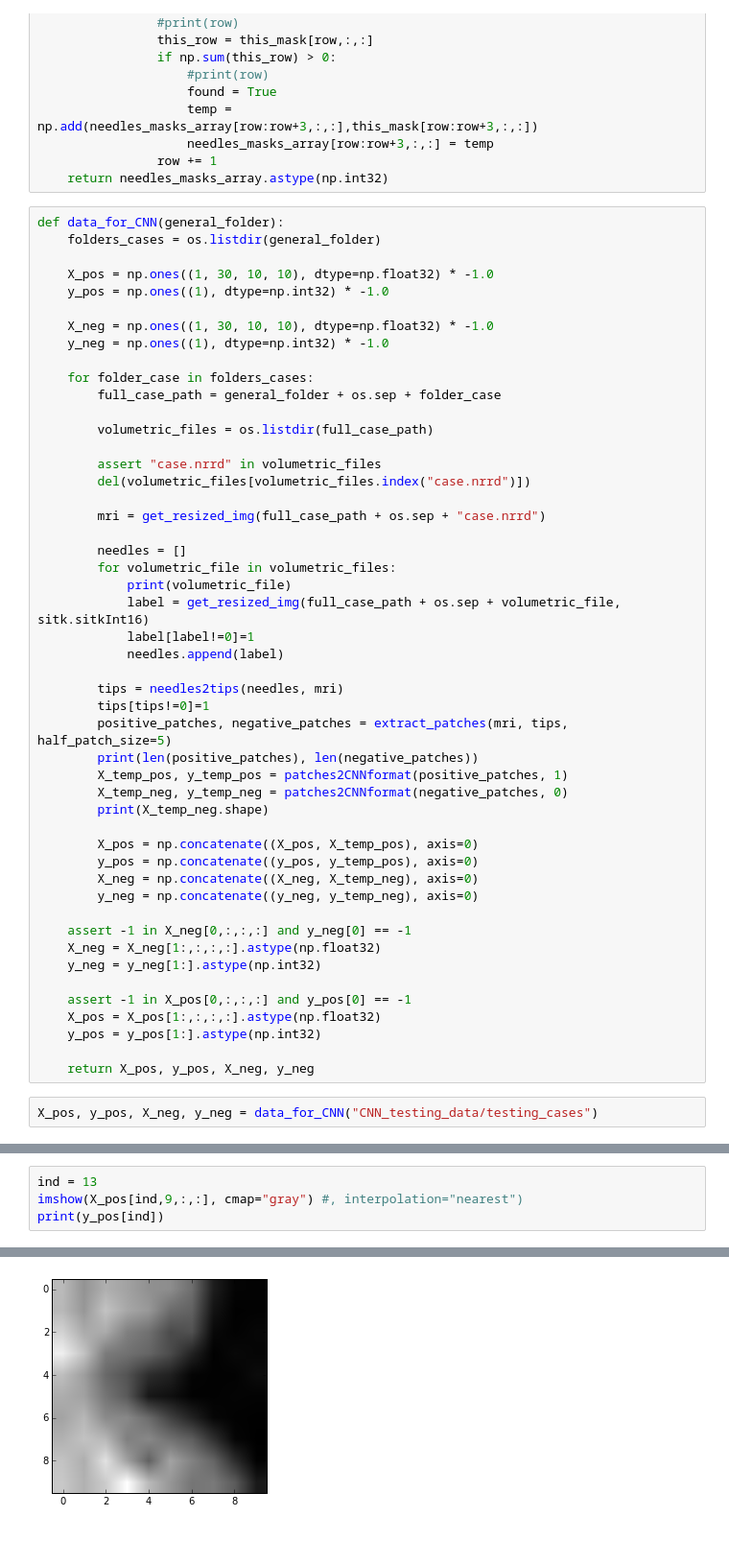
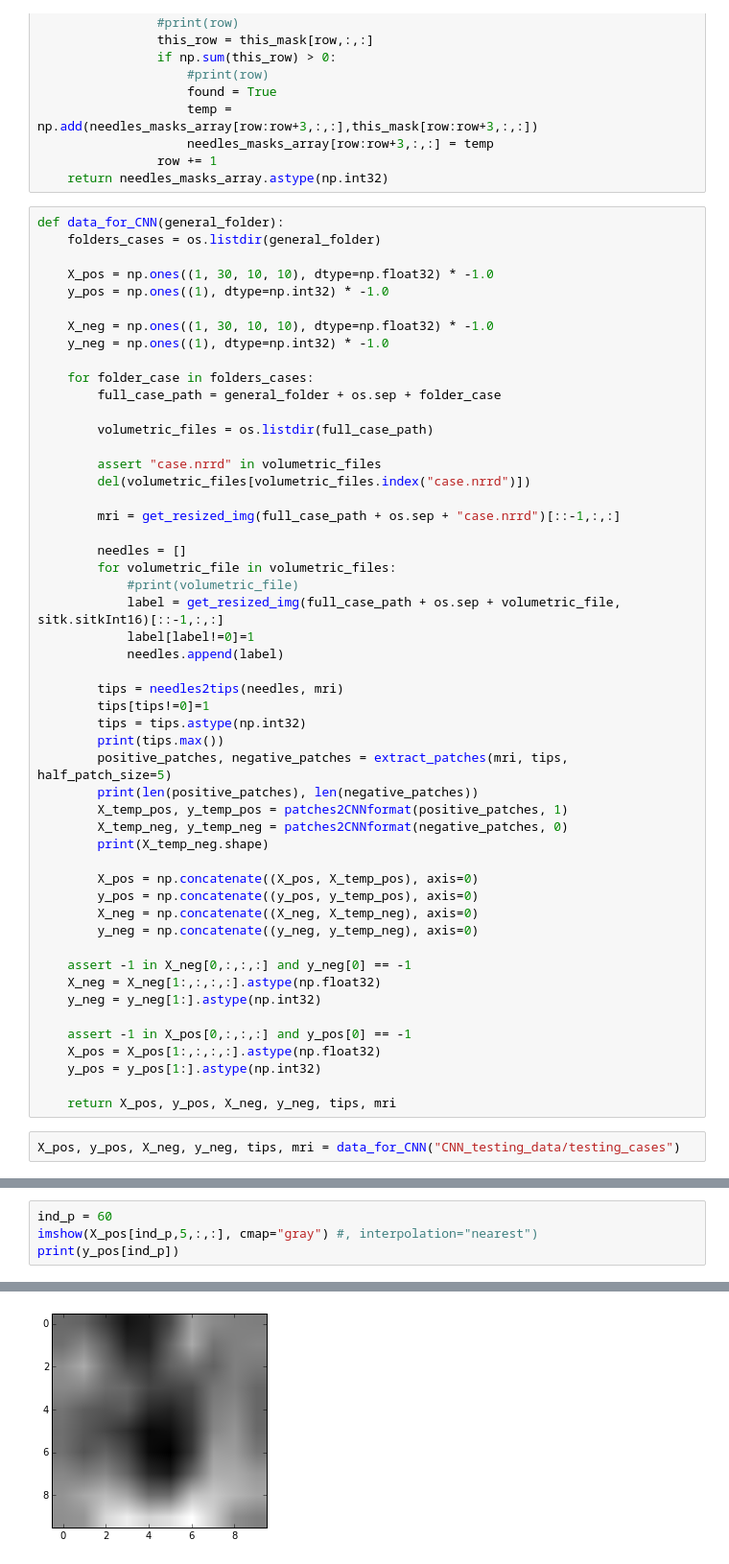
Before and after one commit to pzaffino/needle_tip_detection, a Jupyter notebook: needle_CNN_LASAGNE_PATCH.ipynb, the cells around one changed output, grey strips where cells are left out. Shown at 96% size. Saved outputs shown, nothing was run; the diff lists cells and outputs as text.

Commit message:
Add dataset splitting. Data orientation in CC direction must be fixed (sometime is in the negative direction)

```diff
--- a/needle_CNN_LASAGNE_PATCH.ipynb
+++ b/needle_CNN_LASAGNE_PATCH.ipynb
@@ -129,17 +133,19 @@ def data_for_CNN(general_folder):
         assert "case.nrrd" in volumetric_files
         del(volumetric_files[volumetric_files.index("case.nrrd")])
 
-        mri = get_resized_img(full_case_path + os.sep + "case.nrrd")
+        mri = get_resized_img(full_case_path + os.sep + "case.nrrd")[::-1,:,:]
 
         needles = []
         for volumetric_file in volumetric_files:
-            print(volumetric_file)
-            label = get_resized_img(full_case_path + os.sep + volumetric_file, sitk.sitkInt16)
+            #print(volumetric_file)
+            label = get_resized_img(full_case_path + os.sep + volumetric_file, sitk.sitkInt16)[::-1,:,:]
             label[label!=0]=1
             needles.append(label)
 
         tips = needles2tips(needles, mri)
         tips[tips!=0]=1
+        tips = tips.astype(np.int32)
+        print(tips.max())
         positive_patches, negative_patches = extract_patches(mri, tips, half_patch_size=5)
         print(len(positive_patches), len(negative_patches))
         X_temp_pos, y_temp_pos = patches2CNNformat(positive_patches, 1)
@@ -159,7 +165,7 @@ def data_for_CNN(general_folder):
     X_pos = X_pos[1:,:,:,:].astype(np.float32)
     y_pos = y_pos[1:].astype(np.int32)
 
-    return X_pos, y_pos, X_neg, y_neg
+    return X_pos, y_pos, X_neg, y_neg, tips, mri
 # %%
-X_pos, y_pos, X_neg, y_neg = data_for_CNN("CNN_testing_data/testing_cases")
+X_pos, y_pos, X_neg, y_neg, tips, mri = data_for_CNN("CNN_testing_data/testing_cases")
 # %% [output]
@@ -179,7 +184,7 @@ True
 # %%
-ind = 13
-imshow(X_pos[ind,9,:,:], cmap="gray") #, interpolation="nearest")
-print(y_pos[ind])
+ind_p = 60
+imshow(X_pos[ind_p,5,:,:], cmap="gray") #, interpolation="nearest")
+print(y_pos[ind_p])
 # %% [output]
 1
-[figure, old version]
+[figure, new version]
```
Also changed, not shown: parts of 8 cells of this notebook.
